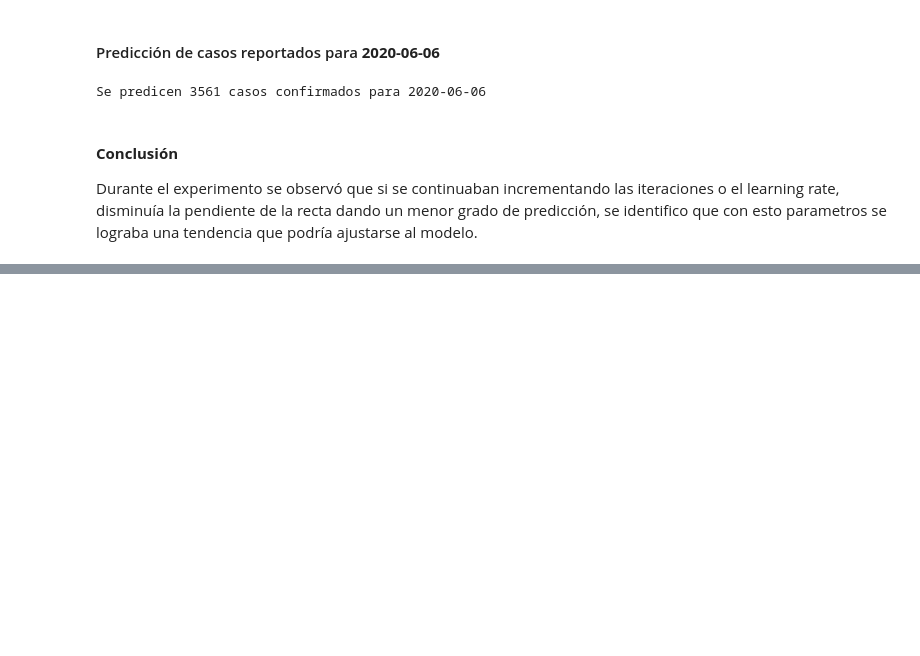
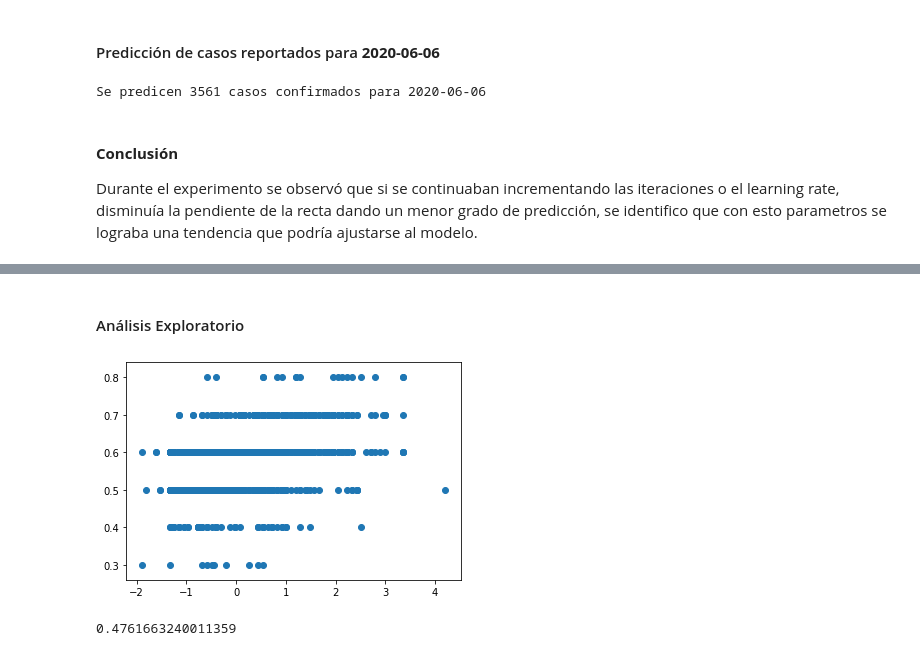
Before and after one commit to estuardozapeta/Statistical-Learning-I-Tarea-3, a Jupyter notebook: Tarea-3.ipynb, the cells around one changed output, grey strips where cells are left out. Drawn from its saved outputs; the diff is of its cells as text; code cells hidden in the pictures; blank space fills up the shorter version.

```diff
--- a/Tarea-3.ipynb
+++ b/Tarea-3.ipynb
@@ -144,0 +150,2 @@ Durante el experimento se observó que si se continuaban incrementando las itera
+# %%
+data_wine = pd.read_csv('winequality-red.csv')
@@ -144,0 +154,5 @@ Durante el experimento se observó que si se continuaban incrementando las itera
+# %%
+data_wine["quality_scaled"] = data_wine["quality"]/10
+data_wine["alcohol_normalized"] = (data_wine["alcohol"]-np.mean(data_wine["alcohol"]))/np.std(data_wine["alcohol"])
+data_wine["sulphates_normalized"] = (data_wine["sulphates"]-np.mean(data_wine["sulphates"]))/np.std(data_wine["sulphates"])
+data_wine.head()
@@ -144,0 +166,11 @@ Durante el experimento se observó que si se continuaban incrementando las itera
+# %% [markdown]
+#### Análisis Exploratorio
+# %%
+plt.scatter(data_wine["alcohol_normalized"],data_wine["quality_scaled"])
+plt.show()
+# %% [output]
+[figure, added]
+# %%
+np.corrcoef(data_wine["alcohol_normalized"],data_wine["quality_scaled"])[0,1]
+# %% [output]
+0.4761663240011359
```
Also changed, not shown: parts of 18 cells of this notebook, 6 other files.
